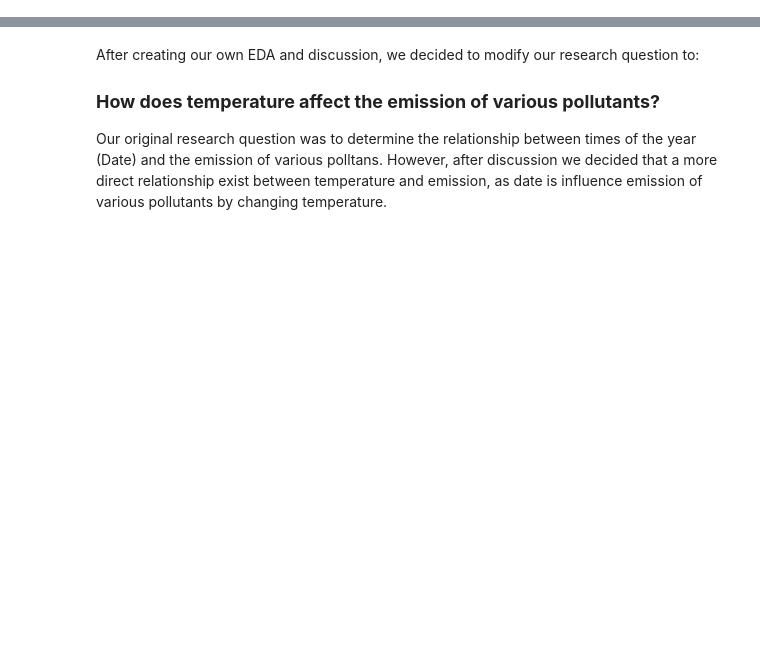
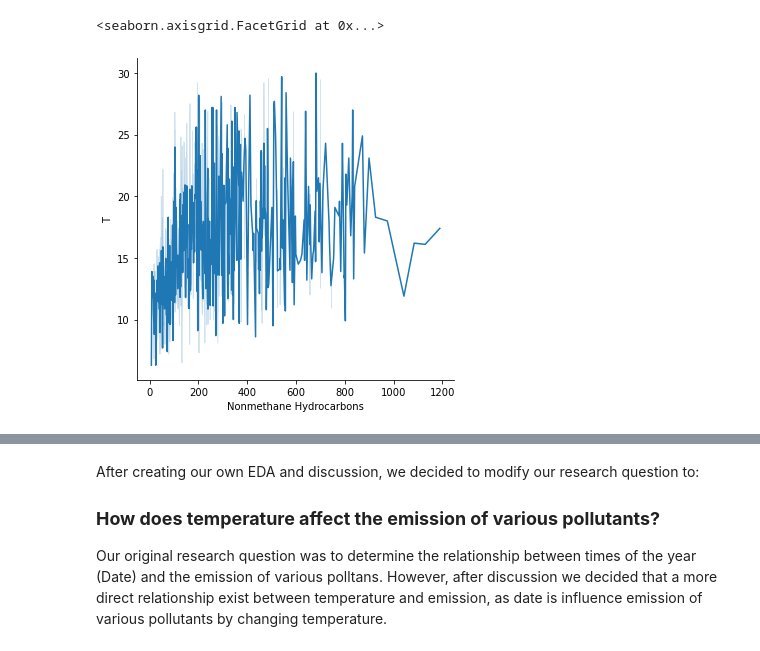
Before and after one commit to data301-2020-winter1/course-project-group_6018, a Jupyter notebook: analysis/submitted/Final_Analysis.ipynb, the cells around one changed output, grey strips where cells are left out. Cells and saved outputs as stored; diff of their text form; code cells hidden in the pictures; blank space fills up the shorter version.

```diff
--- a/analysis/submitted/Final_Analysis.ipynb
+++ b/analysis/submitted/Final_Analysis.ipynb
@@ -2,0 +86,5 @@
+# %%
+sns.relplot(x="Nonmethane Hydrocarbons", y="T",kind="line", data=df)
+# %% [output]
+<seaborn.axisgrid.FacetGrid at 0x...>
+[figure, added]
```
Also changed, not shown: parts of 47 cells of this notebook.
